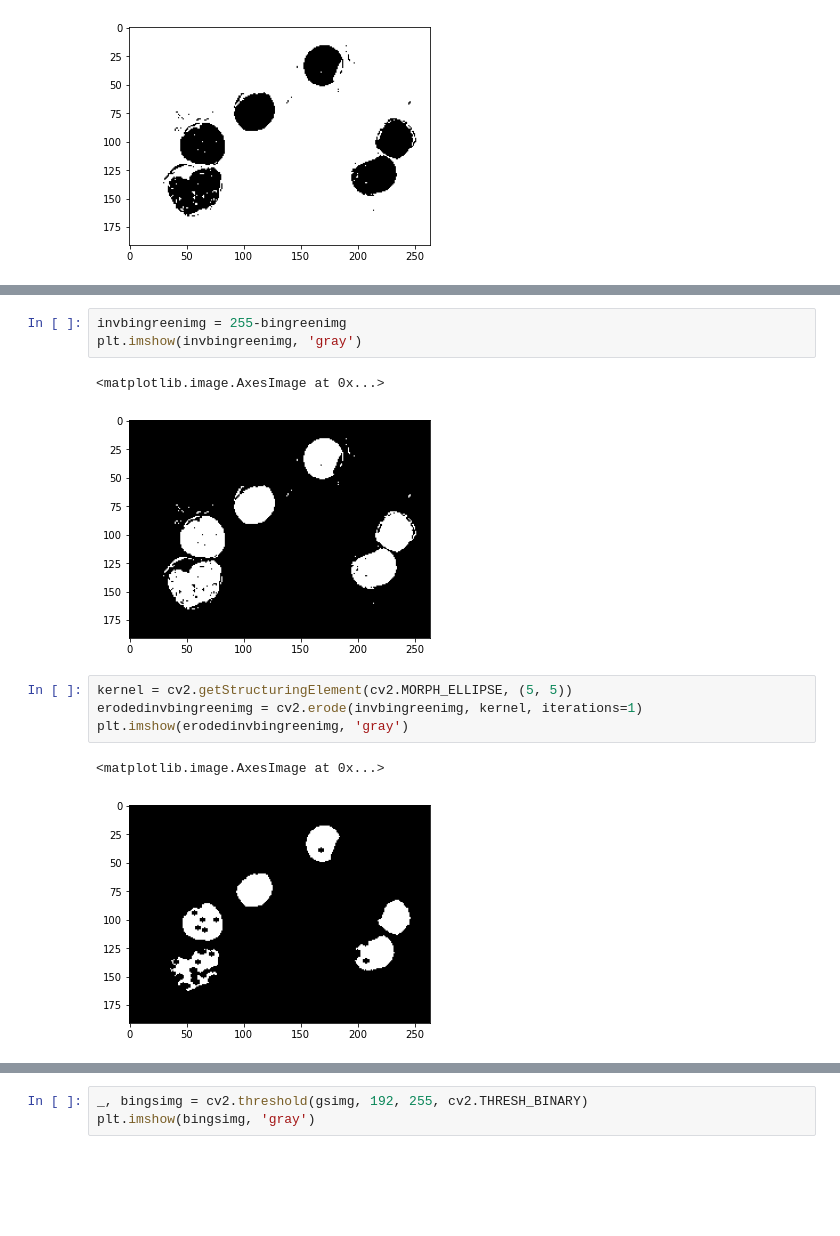
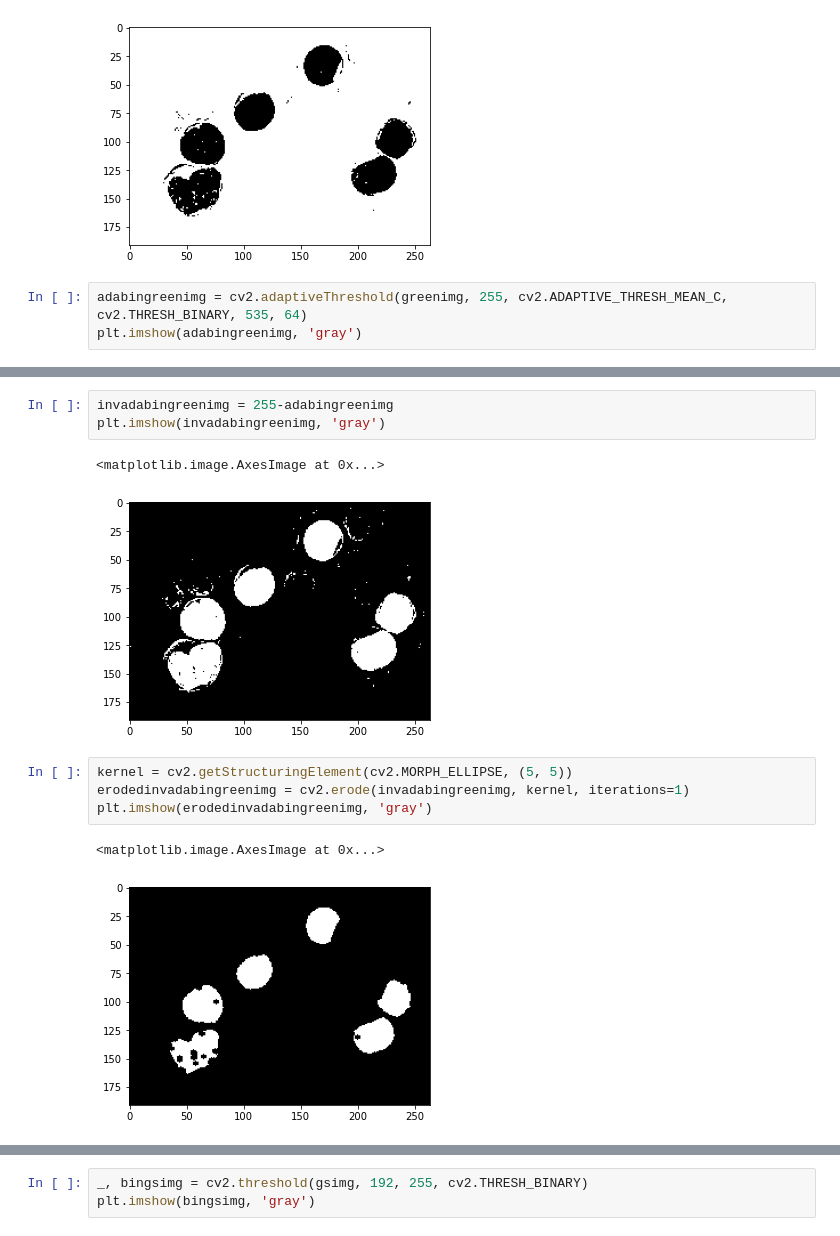
Before and after one commit to FmasterofU/soft-comp_challenges, a Jupyter notebook: 1_image_processing/test.ipynb, the cells around one changed output, grey strips where cells are left out. Cells and saved outputs as stored; diff of their text form; blank space fills up the shorter version.

```diff
--- a/1_image_processing/test.ipynb
+++ b/1_image_processing/test.ipynb
@@ -64,3 +64,6 @@ plt.imshow(bingreenimg, 'gray')
 # %% [output]
 <matplotlib.image.AxesImage at 0x...>
 [figure]
+# %%
+adabingreenimg = cv2.adaptiveThreshold(greenimg, 255, cv2.ADAPTIVE_THRESH_MEAN_C, cv2.THRESH_BINARY, 535, 64)
+plt.imshow(adabingreenimg, 'gray')
@@ -67,15 +73,15 @@ plt.imshow(bingreenimg, 'gray')
 # %%
-invbingreenimg = 255-bingreenimg
-plt.imshow(invbingreenimg, 'gray')
+invadabingreenimg = 255-adabingreenimg
+plt.imshow(invadabingreenimg, 'gray')
 # %% [output]
 <matplotlib.image.AxesImage at 0x...>
-[figure, old version]
+[figure, new version]
 # %%
 kernel = cv2.getStructuringElement(cv2.MORPH_ELLIPSE, (5, 5))
-erodedinvbingreenimg = cv2.erode(invbingreenimg, kernel, iterations=1)
-plt.imshow(erodedinvbingreenimg, 'gray')
+erodedinvadabingreenimg = cv2.erode(invadabingreenimg, kernel, iterations=1)
+plt.imshow(erodedinvadabingreenimg, 'gray')
 # %% [output]
 <matplotlib.image.AxesImage at 0x...>
-[figure, old version]
+[figure, new version]
 # %%
 kernel = cv2.getStructuringElement(cv2.MORPH_RECT, (2, 2))
```
Also changed, not shown: parts of 8 cells of this notebook, 1 other file.
